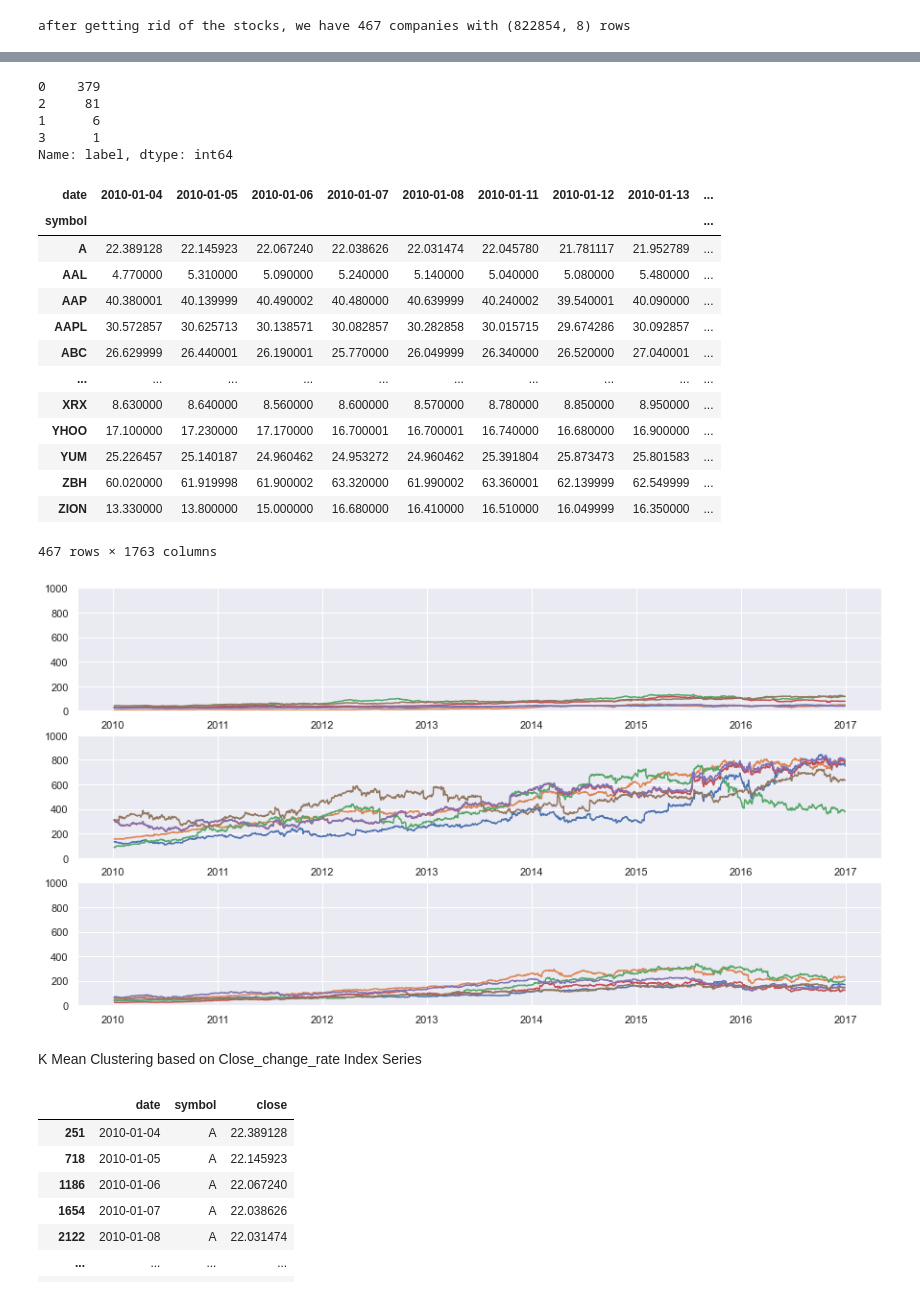
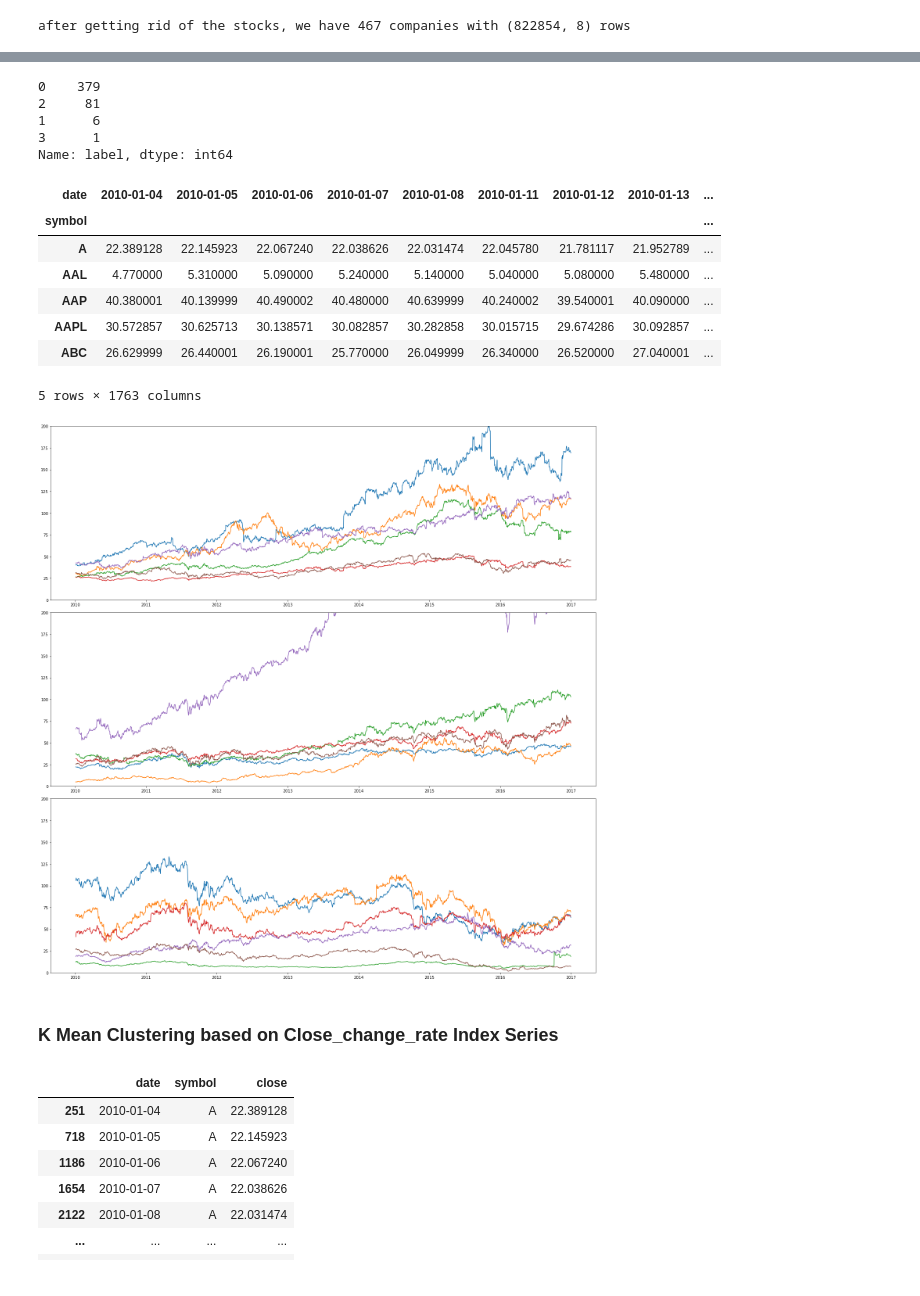
Before and after one commit to gihonglee/Stock_Analysis, a Jupyter notebook: main.ipynb, the cells around one changed output, grey strips where cells are left out. Cells and saved outputs as stored; diff of their text form; code cells hidden in the pictures.

```diff
--- a/main.ipynb
+++ b/main.ipynb
@@ -457,16 +459,15 @@ from sklearn.cluster import KMeans
 # %%
 kmeans = KMeans(n_clusters=4, random_state=0).fit(df_kmean)
+df_kmean['label'] = kmeans.labels_
+df_kmean['label'].value_counts()
+# %% [output]
+0    379
+2     81
+1      6
+3      1
+Name: label, dtype: int64
-# %%
-df_kmean['label'] = kmeans.labels_
-df_kmean['label'].value_counts()
-# %% [output]
-0    379
-2     81
-1      6
-3      1
-Name: label, dtype: int64
 # %%
-df_kmean
+df_kmean.head(5)
 # %% [output]
 | date | 2010-01-04 | 2010-01-05 | 2010-01-06 | 2010-01-07 | 2010-01-08 | 2010-01-11 | 2010-01-12 | 2010-01-13 | ... |
 | symbol |  |  |  |  |  |  |  |  | ... |
@@ -475,29 +476,24 @@ df_kmean
 | AAP | 40.380001 | 40.139999 | 40.490002 | 40.480000 | 40.639999 | 40.240002 | 39.540001 | 40.090000 | ... |
 | AAPL | 30.572857 | 30.625713 | 30.138571 | 30.082857 | 30.282858 | 30.015715 | 29.674286 | 30.092857 | ... |
 | ABC | 26.629999 | 26.440001 | 26.190001 | 25.770000 | 26.049999 | 26.340000 | 26.520000 | 27.040001 | ... |
-| ... | ... | ... | ... | ... | ... | ... | ... | ... | ... |
-| XRX | 8.630000 | 8.640000 | 8.560000 | 8.600000 | 8.570000 | 8.780000 | 8.850000 | 8.950000 | ... |
-| YHOO | 17.100000 | 17.230000 | 17.170000 | 16.700001 | 16.700001 | 16.740000 | 16.680000 | 16.900000 | ... |
-| YUM | 25.226457 | 25.140187 | 24.960462 | 24.953272 | 24.960462 | 25.391804 | 25.873473 | 25.801583 | ... |
-| ZBH | 60.020000 | 61.919998 | 61.900002 | 63.320000 | 61.990002 | 63.360001 | 62.139999 | 62.549999 | ... |
-| ZION | 13.330000 | 13.800000 | 15.000000 | 16.680000 | 16.410000 | 16.510000 | 16.049999 | 16.350000 | ... |
-467 rows × 1763 columns
+5 rows × 1763 columns
 # %%
-fig, axs = plt.subplots(3, 1)
+fig, axs = plt.subplots(3, 1,figsize = (20,20))
 for j in range(6):
     for i in range(3):
         df_temp = df_kmean[df_kmean['label'] == i ]
         x = df_temp.columns
         x = x.drop('label')
         x = pd.to_datetime(x)
         y = df_temp.values[j]
         y = y[0:-1]
-        axs[i].set_ylim([0, 1000])
+        axs[i].set_ylim([0, 200])
         axs[i].plot(x, y)
+fig.tight_layout()
 # %% [output]
-[figure, old version]
+[figure, new version]
 # %% [markdown]
-K Mean Clustering based on Close_change_rate Index Series
+### K Mean Clustering based on Close_change_rate Index Series
 # %%
 df_kmean_rate = df[['date','symbol','close']]
 # %%
```
Also changed, not shown: parts of 22 cells of this notebook.
